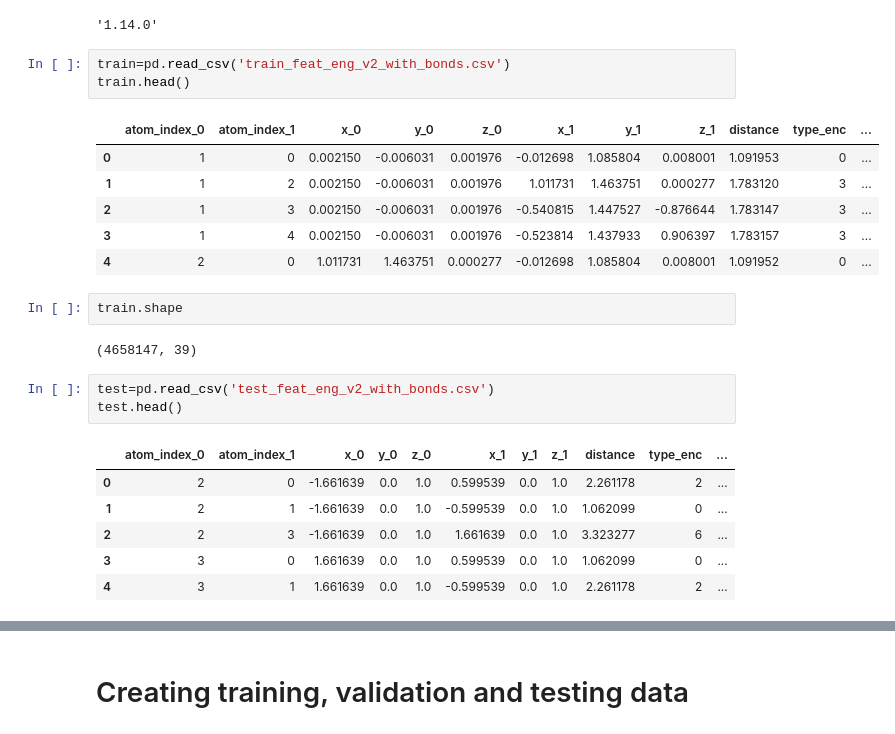
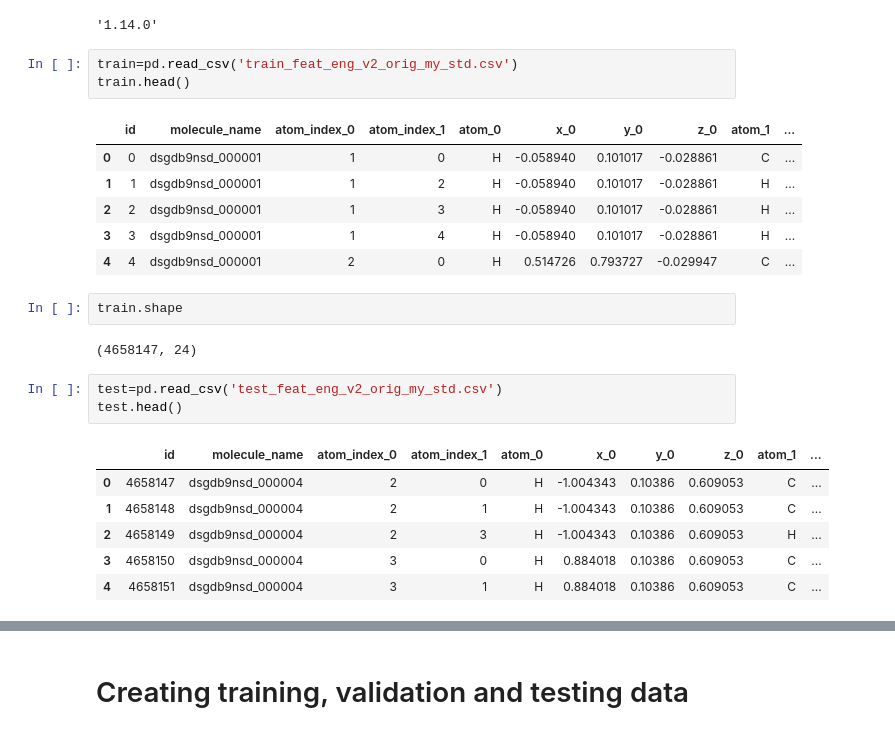
Before and after one commit to siddharth-ncl-work/kaggle_predicting_molecular_properties, a Jupyter notebook: c4_w4_model_train_eval.ipynb, the cells around one changed output, grey strips where cells are left out. Drawn from its saved outputs; the diff is of its cells as text.

```diff
--- a/c4_w4_model_train_eval.ipynb
+++ b/c4_w4_model_train_eval.ipynb
@@ -55,29 +66,29 @@ tf.__version__
 # %% [output]
 '1.14.0'
 # %%
-train=pd.read_csv('train_feat_eng_v2_with_bonds.csv')
+train=pd.read_csv('train_feat_eng_v2_orig_my_std.csv')
 train.head()
 # %% [output]
-|  | atom_index_0 | atom_index_1 | x_0 | y_0 | z_0 | x_1 | y_1 | z_1 | distance | type_enc | ... |
-| 0 | 1 | 0 | 0.002150 | -0.006031 | 0.001976 | -0.012698 | 1.085804 | 0.008001 | 1.091953 | 0 | ... |
-| 1 | 1 | 2 | 0.002150 | -0.006031 | 0.001976 | 1.011731 | 1.463751 | 0.000277 | 1.783120 | 3 | ... |
-| 2 | 1 | 3 | 0.002150 | -0.006031 | 0.001976 | -0.540815 | 1.447527 | -0.876644 | 1.783147 | 3 | ... |
-| 3 | 1 | 4 | 0.002150 | -0.006031 | 0.001976 | -0.523814 | 1.437933 | 0.906397 | 1.783157 | 3 | ... |
-| 4 | 2 | 0 | 1.011731 | 1.463751 | 0.000277 | -0.012698 | 1.085804 | 0.008001 | 1.091952 | 0 | ... |
+|  | id | molecule_name | atom_index_0 | atom_index_1 | atom_0 | x_0 | y_0 | z_0 | atom_1 | ... |
+| 0 | 0 | dsgdb9nsd_000001 | 1 | 0 | H | -0.058940 | 0.101017 | -0.028861 | C | ... |
+| 1 | 1 | dsgdb9nsd_000001 | 1 | 2 | H | -0.058940 | 0.101017 | -0.028861 | H | ... |
+| 2 | 2 | dsgdb9nsd_000001 | 1 | 3 | H | -0.058940 | 0.101017 | -0.028861 | H | ... |
+| 3 | 3 | dsgdb9nsd_000001 | 1 | 4 | H | -0.058940 | 0.101017 | -0.028861 | H | ... |
+| 4 | 4 | dsgdb9nsd_000001 | 2 | 0 | H | 0.514726 | 0.793727 | -0.029947 | C | ... |
 # %%
 train.shape
 # %% [output]
-(4658147, 39)
+(4658147, 24)
 # %%
-test=pd.read_csv('test_feat_eng_v2_with_bonds.csv')
+test=pd.read_csv('test_feat_eng_v2_orig_my_std.csv')
 test.head()
 # %% [output]
-|  | atom_index_0 | atom_index_1 | x_0 | y_0 | z_0 | x_1 | y_1 | z_1 | distance | type_enc | ... |
-| 0 | 2 | 0 | -1.661639 | 0.0 | 1.0 | 0.599539 | 0.0 | 1.0 | 2.261178 | 2 | ... |
-| 1 | 2 | 1 | -1.661639 | 0.0 | 1.0 | -0.599539 | 0.0 | 1.0 | 1.062099 | 0 | ... |
-| 2 | 2 | 3 | -1.661639 | 0.0 | 1.0 | 1.661639 | 0.0 | 1.0 | 3.323277 | 6 | ... |
-| 3 | 3 | 0 | 1.661639 | 0.0 | 1.0 | 0.599539 | 0.0 | 1.0 | 1.062099 | 0 | ... |
-| 4 | 3 | 1 | 1.661639 | 0.0 | 1.0 | -0.599539 | 0.0 | 1.0 | 2.261178 | 2 | ... |
+|  | id | molecule_name | atom_index_0 | atom_index_1 | atom_0 | x_0 | y_0 | z_0 | atom_1 | ... |
+| 0 | 4658147 | dsgdb9nsd_000004 | 2 | 0 | H | -1.004343 | 0.10386 | 0.609053 | C | ... |
+| 1 | 4658148 | dsgdb9nsd_000004 | 2 | 1 | H | -1.004343 | 0.10386 | 0.609053 | C | ... |
+| 2 | 4658149 | dsgdb9nsd_000004 | 2 | 3 | H | -1.004343 | 0.10386 | 0.609053 | H | ... |
+| 3 | 4658150 | dsgdb9nsd_000004 | 3 | 0 | H | 0.884018 | 0.10386 | 0.609053 | C | ... |
+| 4 | 4658151 | dsgdb9nsd_000004 | 3 | 1 | H | 0.884018 | 0.10386 | 0.609053 | C | ... |
 # %%
 test.shape
 # %% [output]
```
Also changed, not shown: parts of 40 cells of this notebook.
